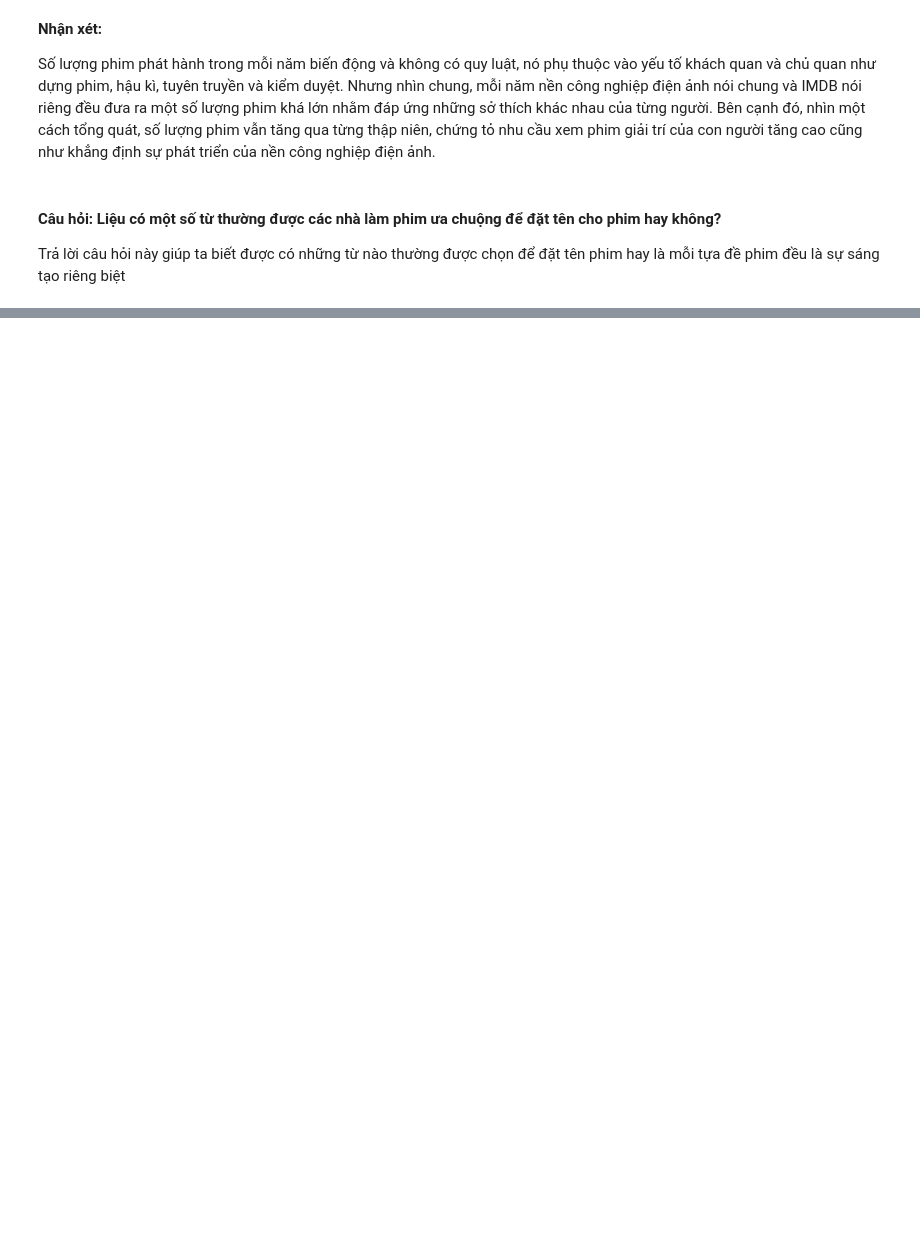
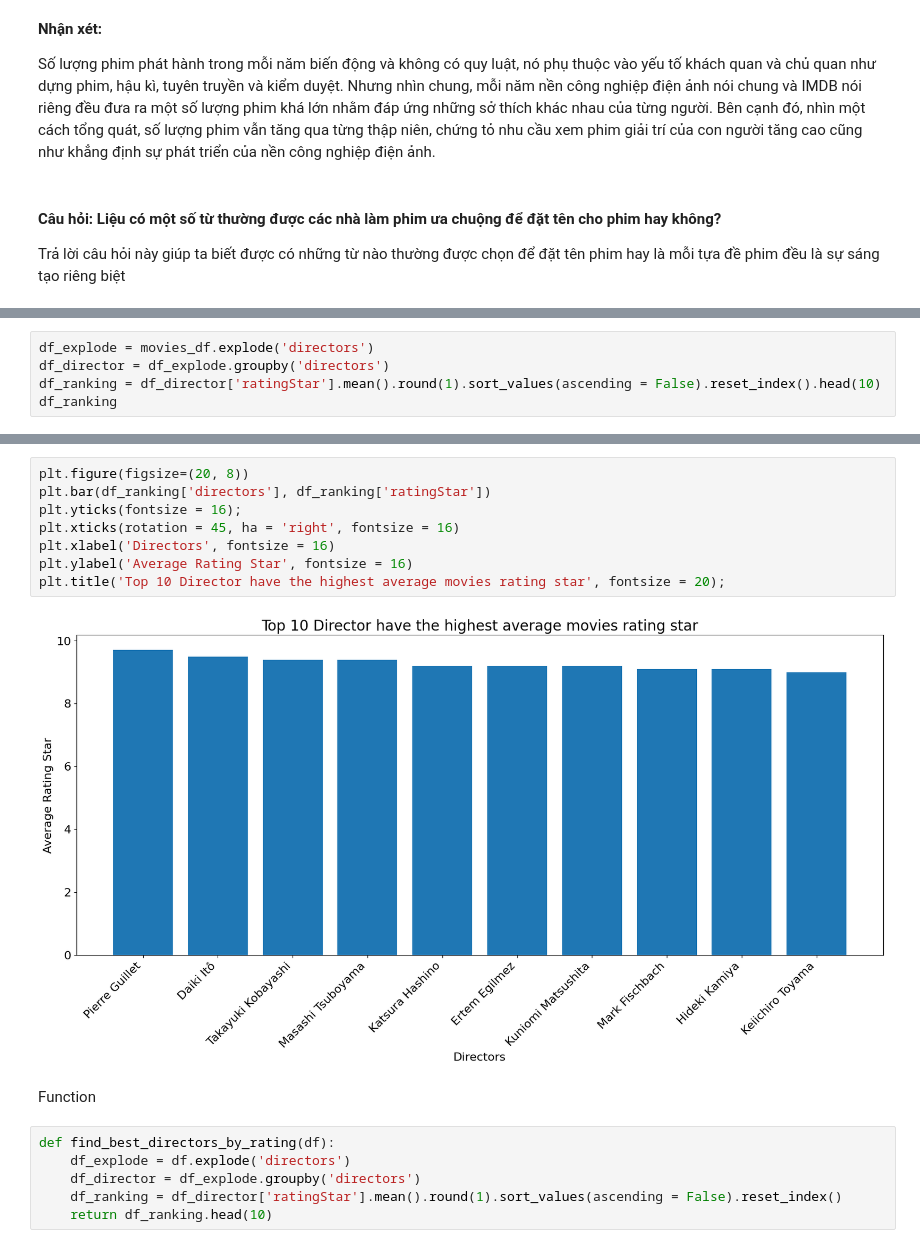
Before and after one commit to HThinhZ/Recommender_System_Project, a Jupyter notebook: visualization.ipynb, the cells around one changed output, grey strips where cells are left out. Cells and saved outputs as stored; diff of their text form; blank space fills up the shorter version.

```diff
--- a/visualization.ipynb
+++ b/visualization.ipynb
@@ -146,0 +232,5 @@ Có thể thấy từ Wordcloud trên, có nhiều từ thường được dùng
+# %%
+df_explode = movies_df.explode('directors')
+df_director = df_explode.groupby('directors')
+df_ranking = df_director['ratingStar'].mean().round(1).sort_values(ascending = False).reset_index().head(10)
+df_ranking
@@ -146,0 +249,18 @@ Có thể thấy từ Wordcloud trên, có nhiều từ thường được dùng
+# %%
+plt.figure(figsize=(20, 8))
+plt.bar(df_ranking['directors'], df_ranking['ratingStar'])
+plt.yticks(fontsize = 16);
+plt.xticks(rotation = 45, ha = 'right', fontsize = 16)
+plt.xlabel('Directors', fontsize = 16)
+plt.ylabel('Average Rating Star', fontsize = 16)
+plt.title('Top 10 Director have the highest average movies rating star', fontsize = 20);
+# %% [output]
+[figure, added]
+# %% [markdown]
+Function
+# %%
+def find_best_directors_by_rating(df):
+    df_explode = df.explode('directors')
+    df_director = df_explode.groupby('directors')
+    df_ranking = df_director['ratingStar'].mean().round(1).sort_values(ascending = False).reset_index()
+    return df_ranking.head(10)
```
Also changed, not shown: parts of 25 cells of this notebook.
